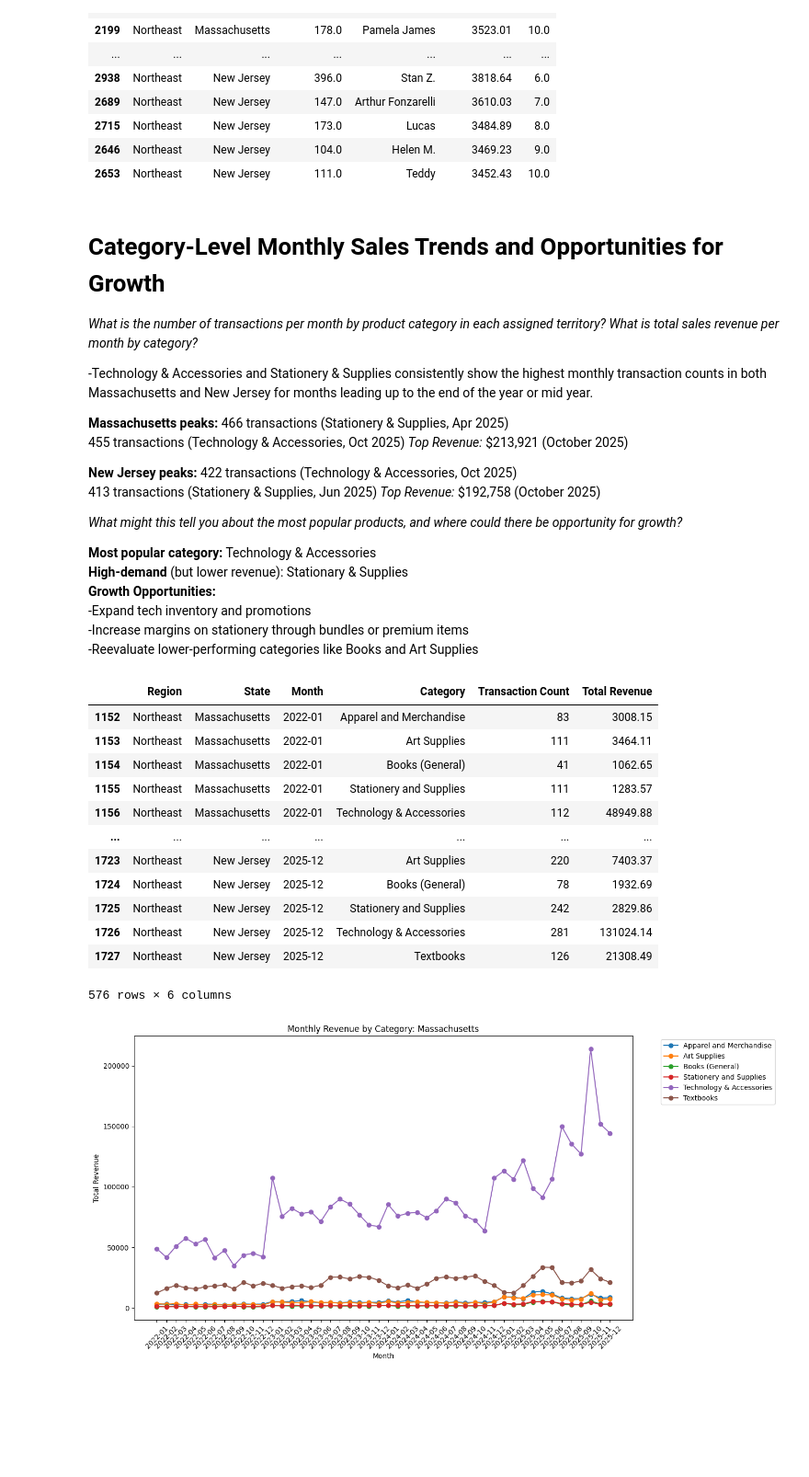
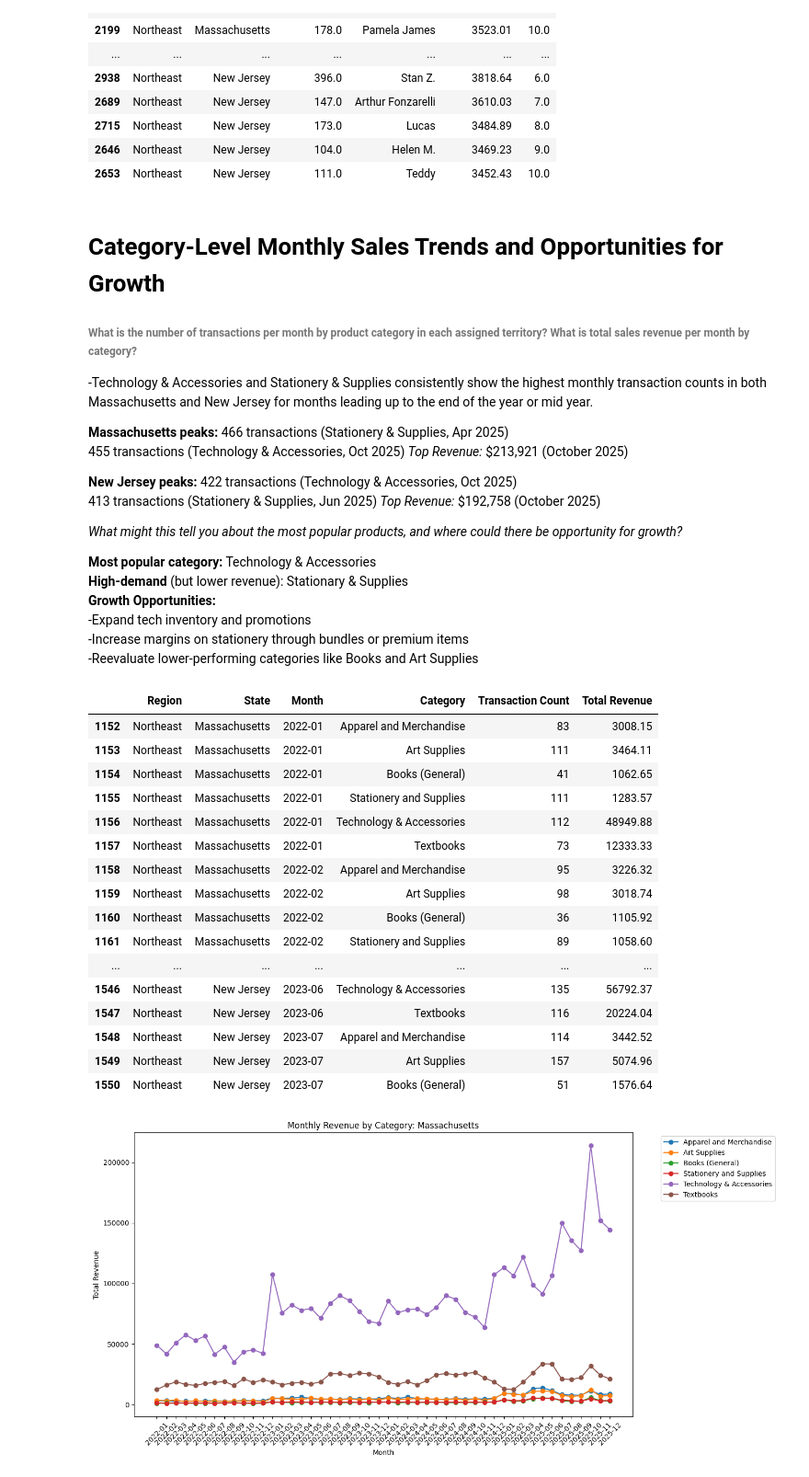
Before and after one commit to maritzaruiz2026/Capstone_2, a Jupyter notebook: ruiz_sales_analysis.ipynb, the cells around one changed output. Shown at 92% size. Cells and saved outputs as stored; diff of their text form; code cells hidden in the pictures; blank space fills up the shorter version.

```diff
--- a/ruiz_sales_analysis.ipynb
+++ b/ruiz_sales_analysis.ipynb
@@ -391,7 +391,7 @@ top_customers_mass_nj
 | 2653 | Northeast | New Jersey | 111.0 | Teddy | 3452.43 | 10.0 |
 # %% [markdown]
 # Category‑Level Monthly Sales Trends and Opportunities for Growth
-*What is the number of transactions per month by product category in each assigned territory? What is total sales revenue per month by category?*
+###### What is the number of transactions per month by product category in each assigned territory? What is total sales revenue per month by category?
 
 -Technology & Accessories and Stationery & Supplies consistently show the highest monthly transaction counts in both Massachusetts and New Jersey for months leading up to the end of the year or mid year.
 
@@ -441,40 +441,45 @@ sales_full["Month"] = sales_full["Date"].dt.to_period("M")
 transactions_per_month = (
     sales_full
         .groupby(["Region", "State", "Month", "Category"])
         .size()
         .reset_index(name="Transaction Count"))
 
 revenue_per_month = (
     sales_full
         .groupby(["Region", "State", "Month", "Category"])["Sale Amount"]
         .sum()
         .reset_index(name="Total Revenue"))
 
 monthly_category_summary = pd.merge(
     transactions_per_month,
     revenue_per_month,
     on=["Region", "State", "Month", "Category"])
 
 mass_nj = ['Massachusetts', 'New Jersey']
 
 monthly_category_mass_nj = monthly_category_summary[
     monthly_category_summary["State"].isin(mass_nj)]
 
+pd.set_option('display.max_rows', None)
 monthly_category_mass_nj
 # %% [output]
 |  | Region | State | Month | Category | Transaction Count | Total Revenue |
 | 1152 | Northeast | Massachusetts | 2022-01 | Apparel and Merchandise | 83 | 3008.15 |
 | 1153 | Northeast | Massachusetts | 2022-01 | Art Supplies | 111 | 3464.11 |
 | 1154 | Northeast | Massachusetts | 2022-01 | Books (General) | 41 | 1062.65 |
 | 1155 | Northeast | Massachusetts | 2022-01 | Stationery and Supplies | 111 | 1283.57 |
 | 1156 | Northeast | Massachusetts | 2022-01 | Technology & Accessories | 112 | 48949.88 |
+| 1157 | Northeast | Massachusetts | 2022-01 | Textbooks | 73 | 12333.33 |
+| 1158 | Northeast | Massachusetts | 2022-02 | Apparel and Merchandise | 95 | 3226.32 |
+| 1159 | Northeast | Massachusetts | 2022-02 | Art Supplies | 98 | 3018.74 |
+| 1160 | Northeast | Massachusetts | 2022-02 | Books (General) | 36 | 1105.92 |
+| 1161 | Northeast | Massachusetts | 2022-02 | Stationery and Supplies | 89 | 1058.60 |
 | ... | ... | ... | ... | ... | ... | ... |
-| 1723 | Northeast | New Jersey | 2025-12 | Art Supplies | 220 | 7403.37 |
-| 1724 | Northeast | New Jersey | 2025-12 | Books (General) | 78 | 1932.69 |
-| 1725 | Northeast | New Jersey | 2025-12 | Stationery and Supplies | 242 | 2829.86 |
-| 1726 | Northeast | New Jersey | 2025-12 | Technology & Accessories | 281 | 131024.14 |
-| 1727 | Northeast | New Jersey | 2025-12 | Textbooks | 126 | 21308.49 |
+| 1546 | Northeast | New Jersey | 2023-06 | Technology & Accessories | 135 | 56792.37 |
+| 1547 | Northeast | New Jersey | 2023-06 | Textbooks | 116 | 20224.04 |
+| 1548 | Northeast | New Jersey | 2023-07 | Apparel and Merchandise | 114 | 3442.52 |
+| 1549 | Northeast | New Jersey | 2023-07 | Art Supplies | 157 | 5074.96 |
+| 1550 | Northeast | New Jersey | 2023-07 | Books (General) | 51 | 1576.64 |
-576 rows × 6 columns
 # %%
 state = "Massachusetts"
 df_state = monthly_category_mass_nj[monthly_category_mass_nj["State"] == state]
```
Also changed, not shown: parts of 1 cell of this notebook.
